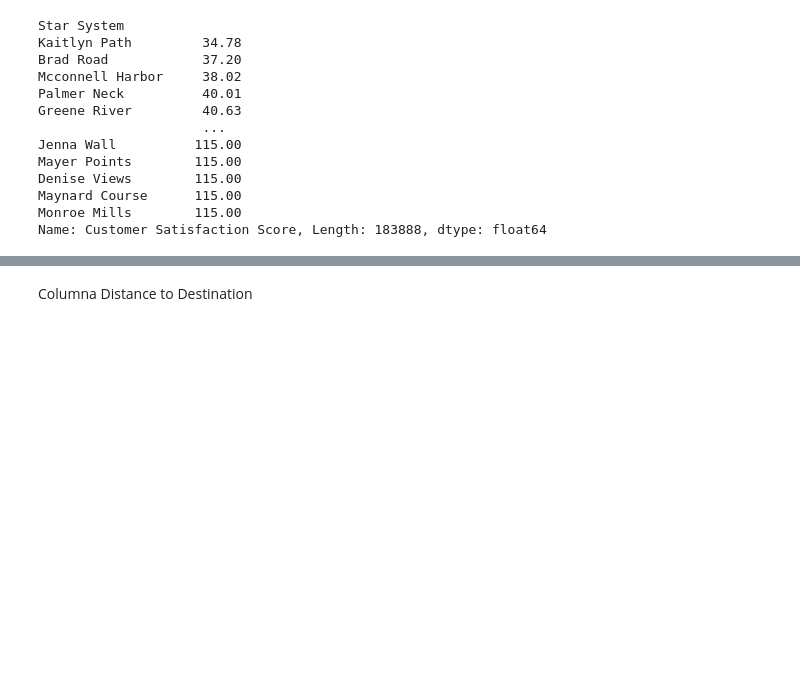
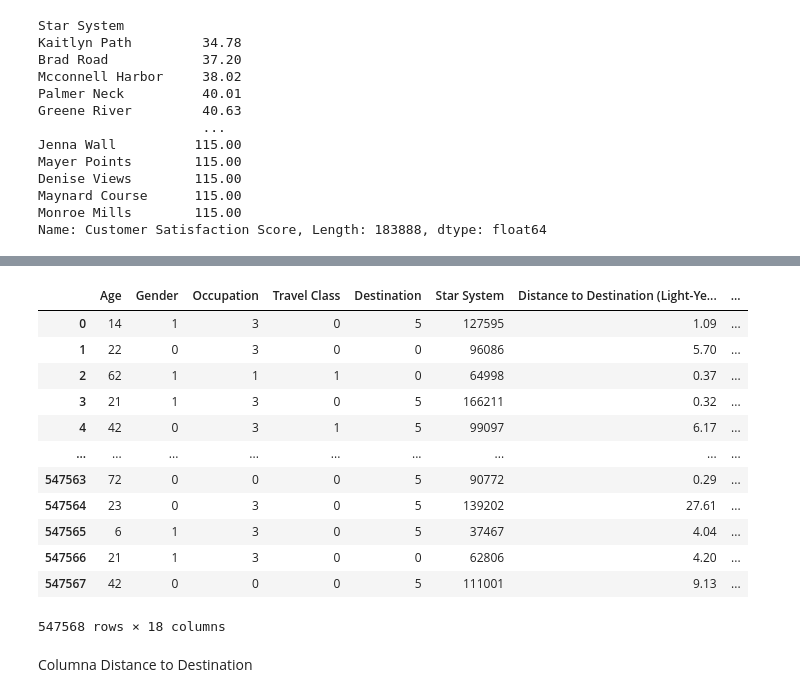
Before and after one commit to aliciamb86/ML-interstellar-travel-satisfaction, a Jupyter notebook: Interstellar Travel Customer Satisfaction Analysis/notebooks/02_LimpiezaEDA.ipynb, the cells around one changed output, grey strips where cells are left out. Cells and saved outputs as stored; diff of their text form; code cells hidden in the pictures; blank space fills up the shorter version.

```diff
--- a/Interstellar Travel Customer Satisfaction Analysis/notebooks/02_LimpiezaEDA.ipynb
+++ b/Interstellar Travel Customer Satisfaction Analysis/notebooks/02_LimpiezaEDA.ipynb
@@ -493,0 +515,3 @@ dict_star_system
+# %%
+star_system = pd.DataFrame(list(dict_star_system.items()), columns=['star_system', 'num'])
+star_system.to_csv('../app/data/star_system.csv', index=False)
@@ -493,0 +522,3 @@ dict_star_system
+# %%
+dict_star_system = star_system.set_index('star_system')['num'].to_dict()
+dict_star_system
@@ -494,5 +559,21 @@ dict_star_system
 # %%
 df['Star System'] = df['Star System'].map(dict_star_system)
+# %%
+df
+# %% [output]
+|  | Age | Gender | Occupation | Travel Class | Destination | Star System | Distance to Destination (Light-Ye... | ... |
+| 0 | 14 | 1 | 3 | 0 | 5 | 127595 | 1.09 | ... |
+| 1 | 22 | 0 | 3 | 0 | 0 | 96086 | 5.70 | ... |
+| 2 | 62 | 1 | 1 | 1 | 0 | 64998 | 0.37 | ... |
+| 3 | 21 | 1 | 3 | 0 | 5 | 166211 | 0.32 | ... |
+| 4 | 42 | 0 | 3 | 1 | 5 | 99097 | 6.17 | ... |
+| ... | ... | ... | ... | ... | ... | ... | ... | ... |
+| 547563 | 72 | 0 | 0 | 0 | 5 | 90772 | 0.29 | ... |
+| 547564 | 23 | 0 | 3 | 0 | 5 | 139202 | 27.61 | ... |
+| 547565 | 6 | 1 | 3 | 0 | 5 | 37467 | 4.04 | ... |
+| 547566 | 21 | 1 | 3 | 0 | 0 | 62806 | 4.20 | ... |
+| 547567 | 42 | 0 | 0 | 0 | 5 | 111001 | 9.13 | ... |
+547568 rows × 18 columns
 # %%
 # df_star_system = pd.DataFrame(df.groupby('Star System')['Customer Satisfaction Score'].mean().sort_values().index)
 # df_star_system['Score'] = df_star_system.index
```
Also changed, not shown: parts of 10 cells of this notebook, 4 other files.
